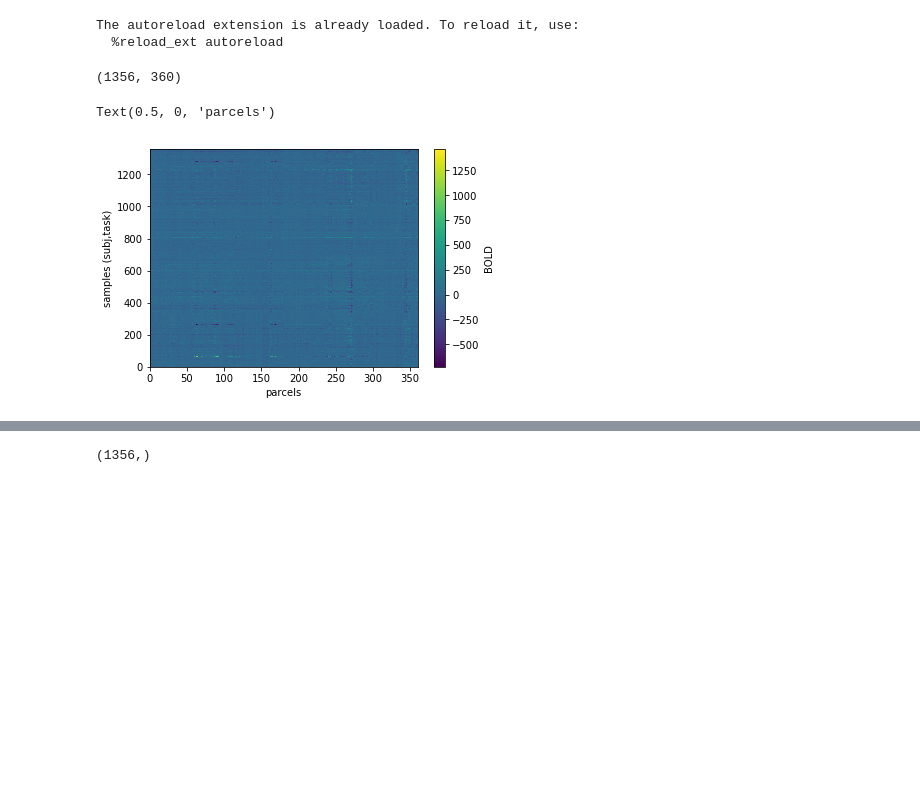
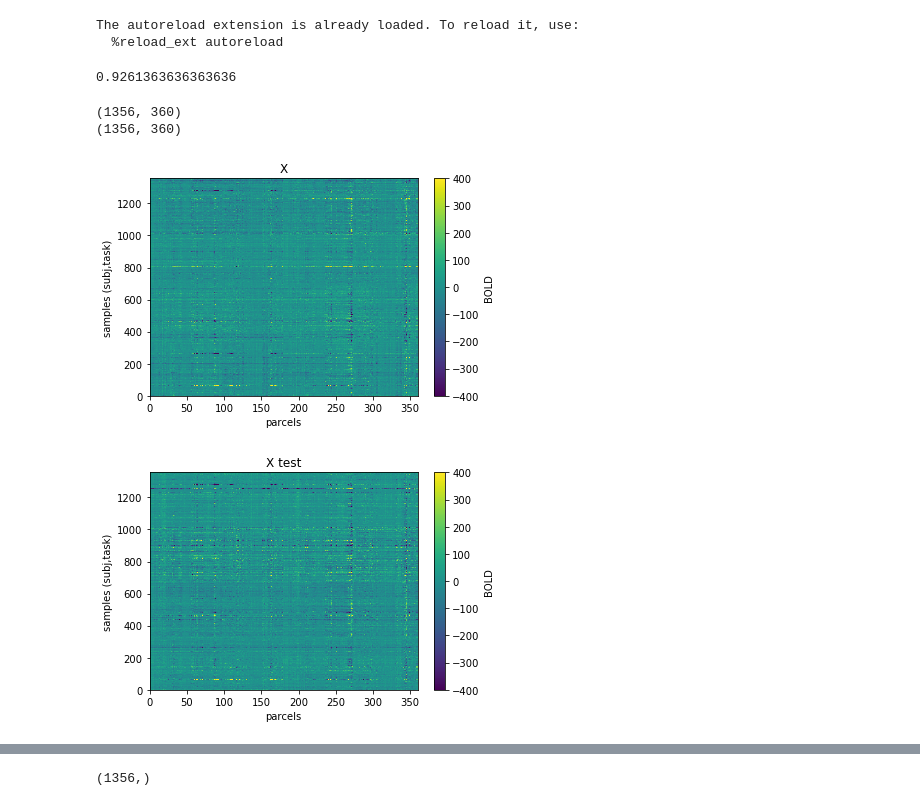
Before and after one commit to homerobse/nma-sdnc, a Jupyter notebook: notebooks/regression.ipynb, the cells around one changed output, grey strips where cells are left out. Cells and saved outputs as stored; diff of their text form; code cells hidden in the pictures; blank space fills up the shorter version.

```diff
--- a/notebooks/regression.ipynb
+++ b/notebooks/regression.ipynb
@@ -31,10 +33,0 @@ for subj in list(subjects)*4:
-# %%
-print(X.shape)
-plt.pcolormesh(X)
-plt.colorbar(label= "BOLD")
-plt.ylabel('samples (subj,task)')
-plt.xlabel('parcels')
-# %% [output]
-(1356, 360)
-Text(0.5, 0, 'parcels')
-[figure, removed]
@@ -41 +44,26 @@ Text(0.5, 0, 'parcels')
+# %%
+y_te = train_test_split(X, y)[3]
+np.sum(y_te ==1)/np.sum(y_te ==0)
+# %% [output]
+0.9261363636363636
+# %%
+    def plot_X(X, custom_title=None, vmin=None, vmax=None):
+        print(X.shape)
+        plt.figure()
+        plt.pcolormesh(X, vmin=vmin, vmax=vmax)
+        plt.colorbar(label= "BOLD")
+        plt.ylabel('samples (subj,task)')
+        plt.xlabel('parcels')
+        if not custom_title:
+            plt.title('X')
+        else:
+            plt.title(custom_title)
+
+plot_X(X, vmin=-400, vmax=400)
+plot_X(X_test, vmin=-400, vmax=400, custom_title='X test')
+# %% [output]
+(1356, 360)
+(1356, 360)
+[figure, added]
+[figure, added]
 # %%
```
Also changed, not shown: parts of 21 cells of this notebook.
